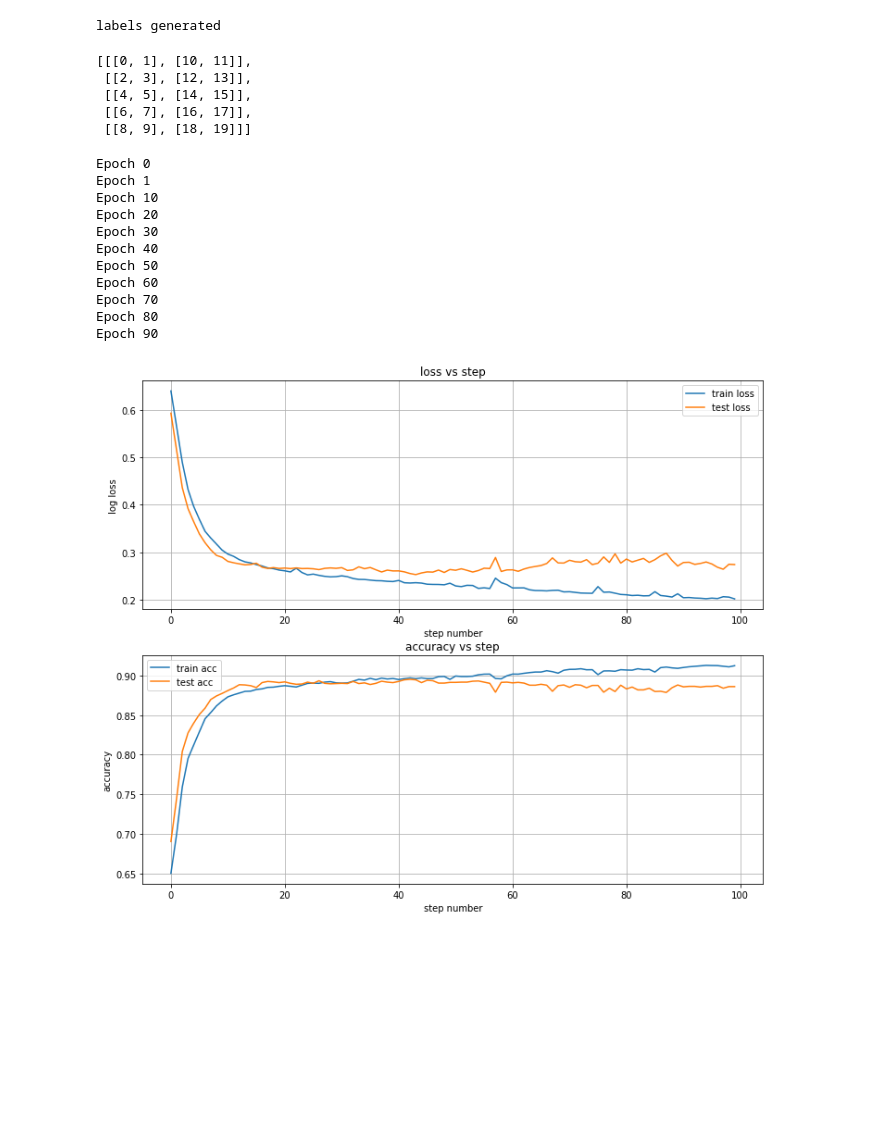
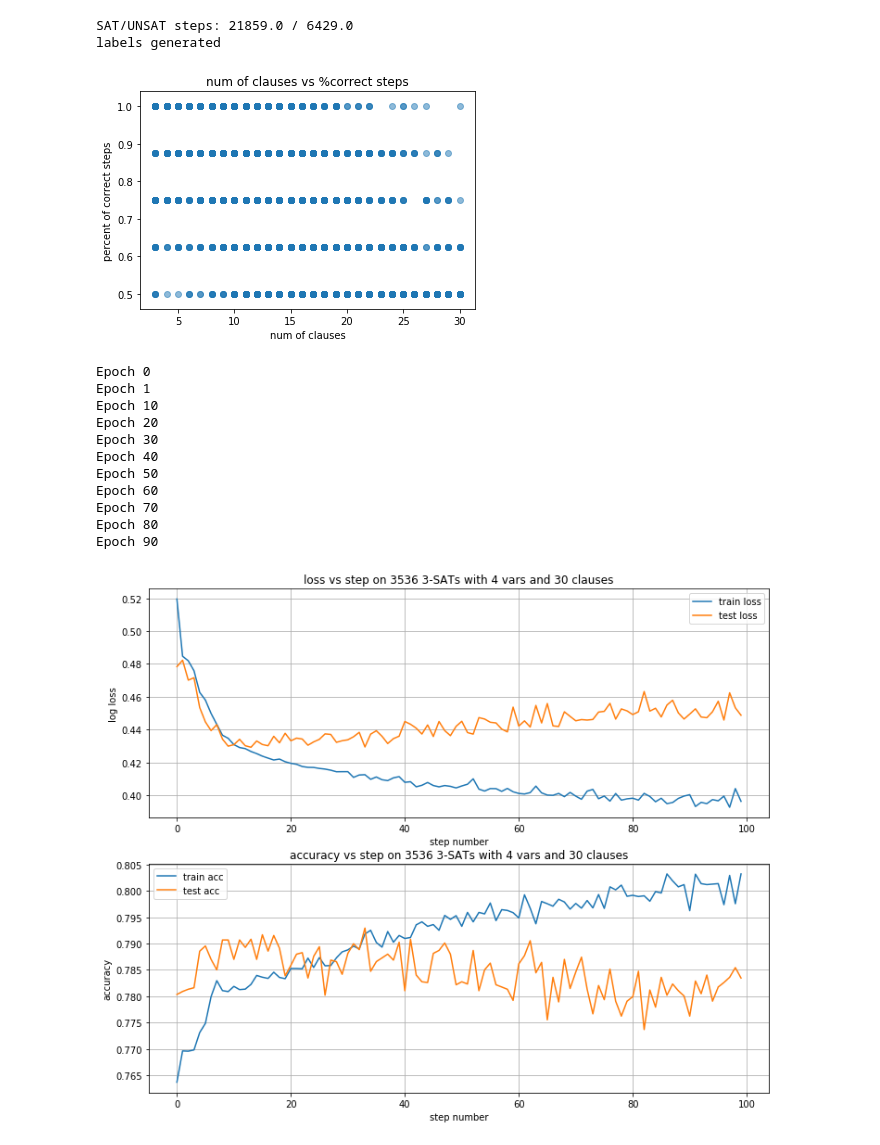
Before and after one commit to mluszczyk/deepsat, a Jupyter notebook: LSTM policy.ipynb, the cells around one changed output. Cells and saved outputs as stored; diff of their text form; code cells hidden in the pictures; blank space fills up the shorter version.

```diff
--- a/LSTM policy.ipynb
+++ b/LSTM policy.ipynb
@@ -54,7 +15,9 @@ print(small_lengths)
 # %%
-VARIABLE_NUM = 3
+SAMPLE = 5000
+VARIABLE_NUM = 4
 EMBEDDING_SIZE = 8
-CLAUSE_SIZE = 2
+CLAUSE_SIZE = 3
+CLAUSE_NUM = 30
 LSTM_STATE_SIZE = 8
 batch_size = 6
 # %%
@@ -116,12 +79,3 @@ tf.reset_default_graph()
 model = Graph()
 # %%
 np.set_printoptions(precision=2, suppress=True)
-# %%
-with tf.Session() as sess:
-    sess.run(tf.global_variables_initializer())
-    probs = sess.run([model.probabilities], feed_dict={
-        model.inputs: small_cnf,
-        model.lengths: small_lengths
-    })
-
-print(probs)
@@ -177,0 +94,15 @@ print("#samples:", len(cnfs))
+# %%
+print("info:", SAMPLE, CLAUSE_SIZE, VARIABLE_NUM, CLAUSE_NUM)
+
+cnfs = get_random_kcnfs(SAMPLE, CLAUSE_SIZE, VARIABLE_NUM, CLAUSE_NUM, min_clause_number=3)
+plt.title("original cnfs: {}".format(len(cnfs)))
+plt.hist([len(cnf.clauses) for cnf in cnfs], bins=range(CLAUSE_NUM+2))
+plt.xlabel("num of clauses")
+plt.show()
+cnfs = [cnf for cnf in cnfs if cnf.satisfiable()]
+plt.title("sat cnfs: {}".format(len(cnfs)))
+plt.hist([len(cnf.clauses) for cnf in cnfs], bins=range(CLAUSE_NUM+2))
+plt.xlabel("num of clauses")
+plt.show()
+print("#samples:", len(cnfs))
+assert len(cnfs) * 2 > SAMPLE
@@ -182,29 +118,35 @@ for cnf in cnfs:
     correct_steps = cnf.get_correct_steps()
     label = []
     # for every variable, for true, then for false
-    for v in range(1, NUM_VARS+1):
+    for v in range(1, VARIABLE_NUM+1):
         for sv in [v, -v]:
             result = 1.0 if sv in correct_steps else 0.0
             label.append(result)
     labels.append(label)
-assert all(len(label) == 2*NUM_VARS for label in labels)
+assert all(len(label) == 2*VARIABLE_NUM for label in labels)
+sat_steps = sum(sum(label) for label in labels)
+unsat_steps = len(cnfs)*2*VARIABLE_NUM - sat_steps
+print("SAT/UNSAT steps: {} / {}".format(sat_steps, unsat_steps))
+assert unsat_steps * 4 > sat_steps
 print("labels generated")
 # %% [output]
+SAT/UNSAT steps: 21859.0 / 6429.0
 labels generated
+# %%
+plt.title("num of clauses vs %correct steps")
+plt.scatter([len(cnf.clauses) for cnf in cnfs], [sum(label)/2./VARIABLE_NUM for label in labels], alpha=0.5)
+plt.xlabel("num of clauses")
+plt.ylabel("percent of correct steps")
+plt.show()
+# %% [output]
+[figure, added]
 # %%
 cnfs_train, cnfs_test, labels_train, labels_test = train_test_split(cnfs, labels)
 # %%
 def chunks(lists, chunk_size):
     return [[it[i:i + chunk_size] for it in lists] for i in range(0, len(lists[0]), chunk_size)]
-# %%
-chunks([list(range(10)), list(range(10, 20))], 2)
-# %% [output]
-[[[0, 1], [10, 11]],
- [[2, 3], [12, 13]],
- [[4, 5], [14, 15]],
- [[6, 7], [16, 17]],
- [[8, 9], [18, 19]]]
 # %%
+NAME = "{} {}-SATs with {} vars and {} clauses".format(len(cnfs), CLAUSE_SIZE, VARIABLE_NUM, CLAUSE_NUM)
 glob_losses = []
 glob_accs = []
 glob_test_losses = []
@@ -223,11 +165,11 @@ with tf.Session() as sess:
         accs = []
         test_losses = []
         test_accs = []
+        cnfs_train, labels_train = shuffle(cnfs_train, labels_train)
         for (batch_cnfs, batch_labels) in chunks((cnfs_train, labels_train), batch_size):
             if len(batch_cnfs) < batch_size:
                 continue
             inputs, lengths = pad_and_concat([cnf.clauses for cnf in batch_cnfs])
-            #_, loss, probs = sess.run([train_op, model.loss, model.probabilities], feed_dict={
             _, loss, probs = sess.run([train_op, model.loss, model.probabilities], feed_dict={
                 model.inputs: inputs,
                 model.labels: batch_labels,
@@ -257,33 +199,33 @@ with tf.Session() as sess:
 
     plt.subplot(2, 1, 1)
     plt.grid(True)
-    plt.title("loss vs step")
+    plt.title("loss vs step on {}".format(NAME))
     plt.ylabel("log loss")
     plt.xlabel("step number")
     plt.plot(glob_losses, label="train loss")
     plt.plot(glob_test_losses, label="test loss")
     plt.legend()
 
     plt.subplot(2, 1, 2)
     plt.grid(True)
-    plt.title("accuracy vs step")
+    plt.title("accuracy vs step on {}".format(NAME))
     plt.ylabel("accuracy")
     plt.xlabel("step number")
     plt.plot(glob_accs, label="train acc")
     plt.plot(glob_test_accs, label="test acc")
     plt.legend()
 
     plt.show()
 # %% [output]
 Epoch 0
 Epoch 1
 Epoch 10
 Epoch 20
 Epoch 30
 Epoch 40
 Epoch 50
 Epoch 60
 Epoch 70
 Epoch 80
 Epoch 90
-[figure, old version]
+[figure, new version]
```
Also changed, not shown: parts of 8 cells of this notebook, 1 other file.
